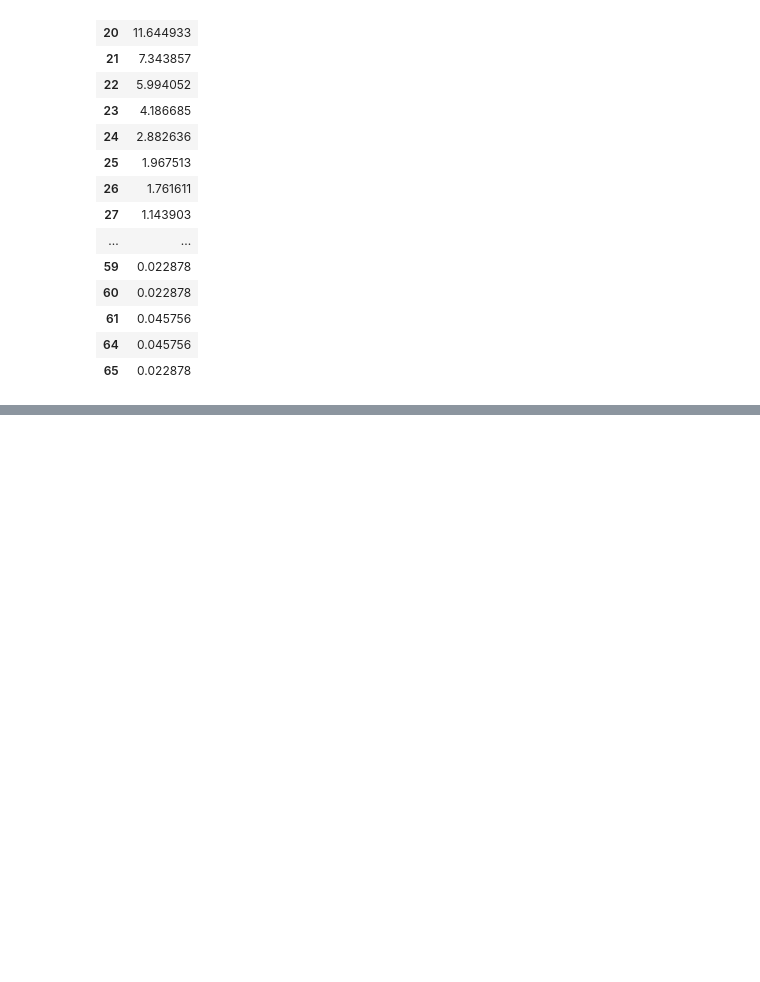
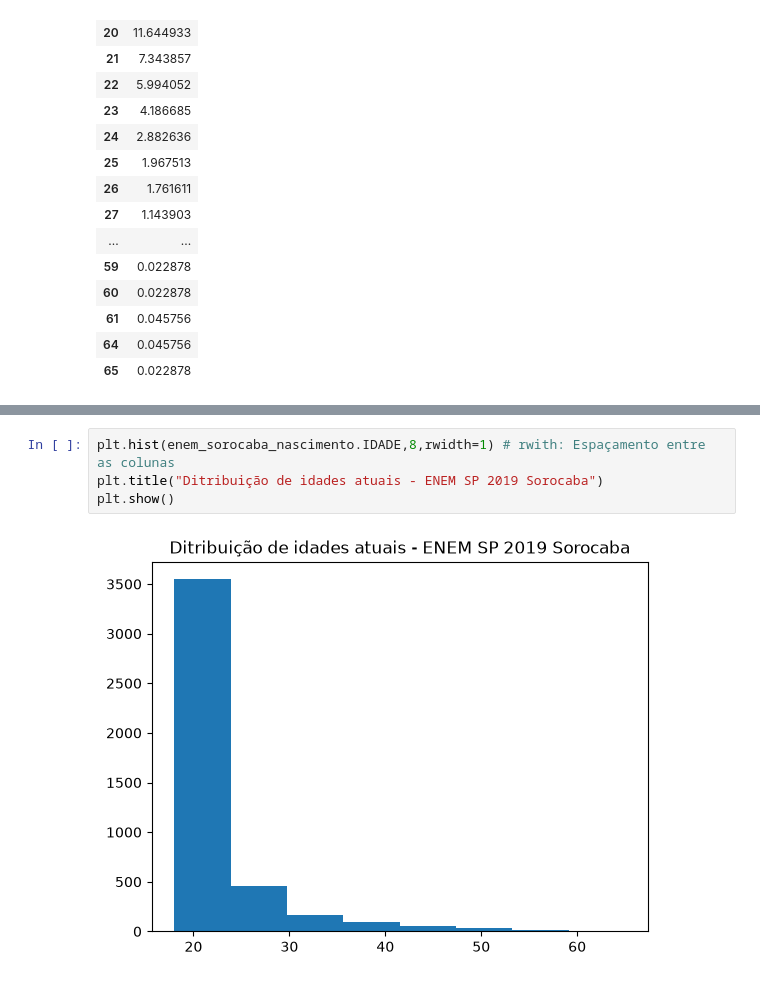
Before and after one commit to arthurresendes/Estatistica-aplicada, a Jupyter notebook: Enem/frequencias.ipynb, the cells around one changed output, grey strips where cells are left out. Saved outputs shown, nothing was run; the diff lists cells and outputs as text; blank space fills up the shorter version.

```diff
--- a/Enem/frequencias.ipynb
+++ b/Enem/frequencias.ipynb
@@ -152,0 +161,6 @@ freq_relativa_perc
+# %%
+plt.hist(enem_sorocaba_nascimento.IDADE,8,rwidth=1) # rwith: Espaçamento entre as colunas
+plt.title("Ditribuição de idades atuais - ENEM SP 2019 Sorocaba")
+plt.show()
+# %% [output]
+[figure, added]
```
Also changed, not shown: parts of 3 cells of this notebook.
